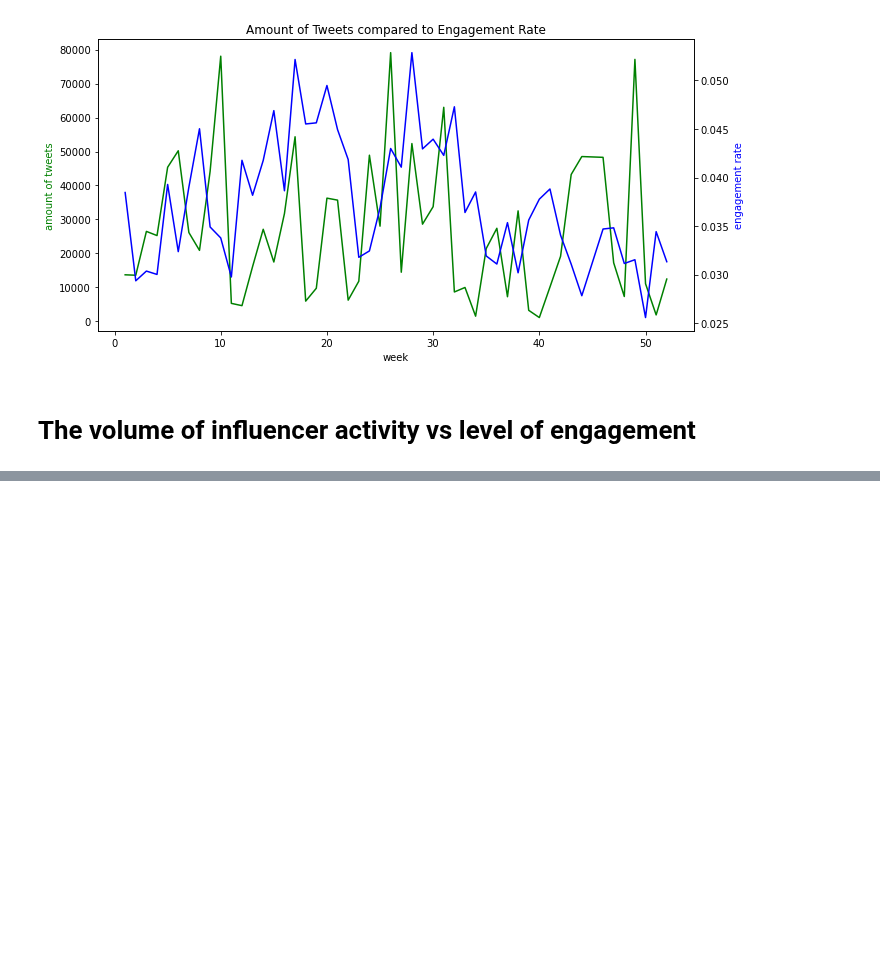
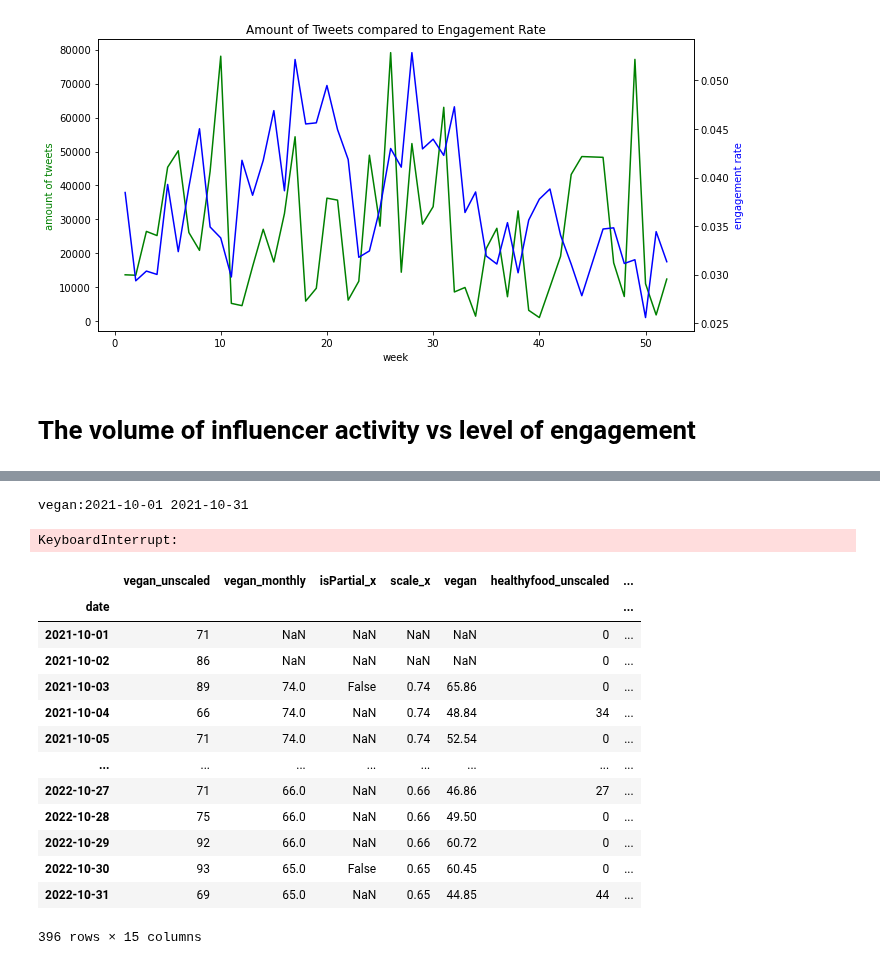
Before and after one commit to atyvaert/big-data, a Jupyter notebook: src/Exploration_Notebooks/Wouter_Exploration.ipynb, the cells around one changed output, grey strips where cells are left out. Saved outputs shown, nothing was run; the diff lists cells and outputs as text; code cells hidden in the pictures; blank space fills up the shorter version.

```diff
--- a/src/Exploration_Notebooks/Wouter_Exploration.ipynb
+++ b/src/Exploration_Notebooks/Wouter_Exploration.ipynb
@@ -496,0 +390,28 @@ influencers.limit(5).select("screen_name")
+# %%
+kw_list = ["healthyfood", "healthylifestyle", "vegan", "keto", "ketodiet", "ketolifestyle", "veganism", "vegetarian"]
+df = dailydata.get_daily_data("vegan", 2021, 10, 2022, 10)
+df.drop([2,3,4])
+for kw in kw_list:
+    df_temp = dailydata.get_daily_data(kw, 2021, 10, 2022, 10)
+    df_temp.drop([2,3,4])
+    df = df.merge(df_temp, on = "date", how = "outer")
+# %% [output]
+vegan:2021-10-01 2021-10-31
+KeyboardInterrupt:
+# %%
+df
+# %% [output]
+|  | vegan_unscaled | vegan_monthly | isPartial_x | scale_x | vegan | healthyfood_unscaled | ... |
+| date |  |  |  |  |  |  | ... |
+| 2021-10-01 | 71 | NaN | NaN | NaN | NaN | 0 | ... |
+| 2021-10-02 | 86 | NaN | NaN | NaN | NaN | 0 | ... |
+| 2021-10-03 | 89 | 74.0 | False | 0.74 | 65.86 | 0 | ... |
+| 2021-10-04 | 66 | 74.0 | NaN | 0.74 | 48.84 | 34 | ... |
+| 2021-10-05 | 71 | 74.0 | NaN | 0.74 | 52.54 | 0 | ... |
+| ... | ... | ... | ... | ... | ... | ... | ... |
+| 2022-10-27 | 71 | 66.0 | NaN | 0.66 | 46.86 | 27 | ... |
+| 2022-10-28 | 75 | 66.0 | NaN | 0.66 | 49.50 | 0 | ... |
+| 2022-10-29 | 92 | 66.0 | NaN | 0.66 | 60.72 | 0 | ... |
+| 2022-10-30 | 93 | 65.0 | False | 0.65 | 60.45 | 0 | ... |
+| 2022-10-31 | 69 | 65.0 | NaN | 0.65 | 44.85 | 44 | ... |
+396 rows × 15 columns
```
Also changed, not shown: parts of 12 cells of this notebook, 3 other files.
